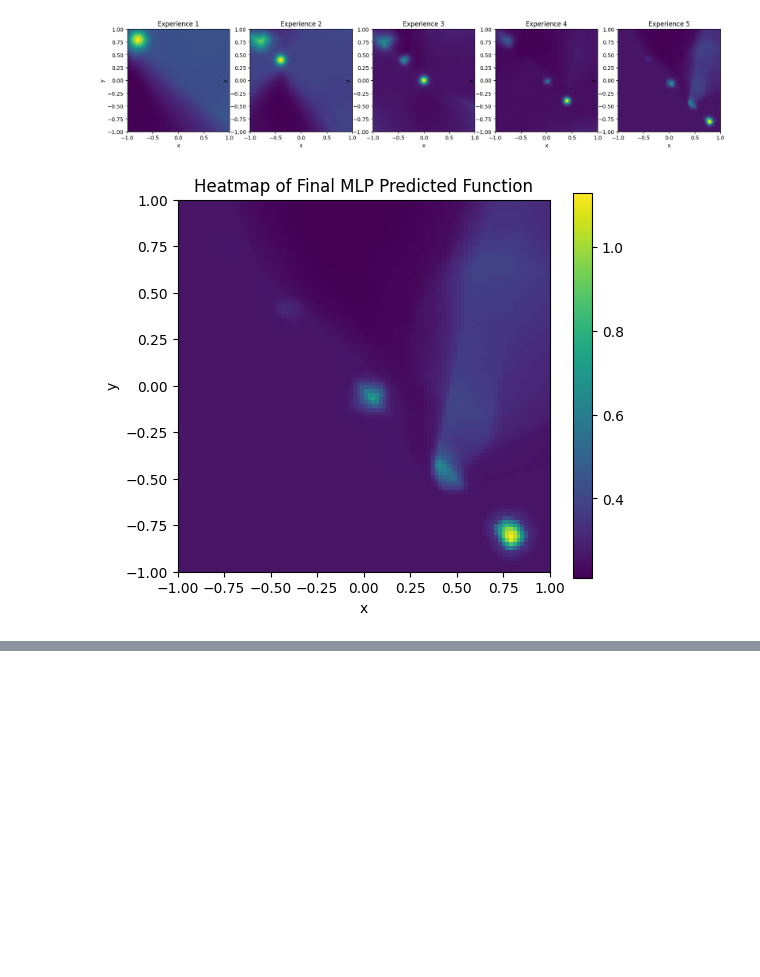
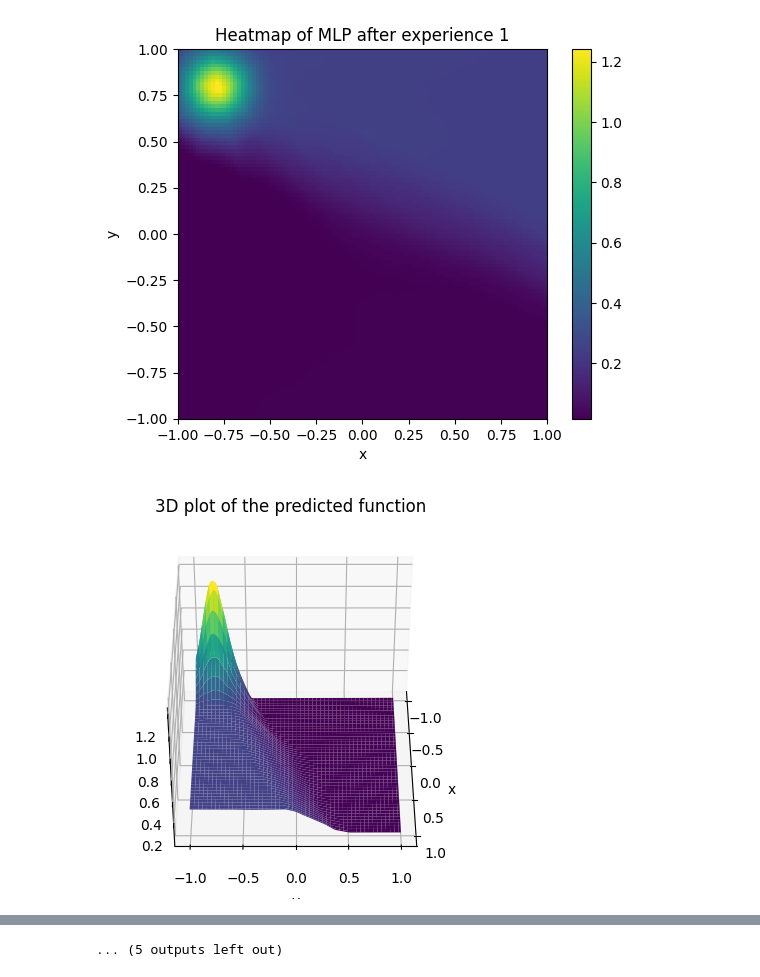
Before and after one commit to harris2001/KAN-T-Forget, a Jupyter notebook: Experiments/Toy_Examples/2D_Gaussians_MLP.ipynb, the cells around one changed output, grey strips where cells are left out. Drawn from its saved outputs; the diff is of its cells as text; code cells hidden in the pictures; blank space fills up the shorter version.

```diff
--- a/Experiments/Toy_Examples/2D_Gaussians_MLP.ipynb
+++ b/Experiments/Toy_Examples/2D_Gaussians_MLP.ipynb
@@ -62,16 +62,14 @@ class MLP(nn.Module):
         super(MLP, self).__init__()
         self.fc1 = nn.Linear(2, 64)
         self.fc2 = nn.Linear(64, 512)
-        self.fc3 = nn.Linear(512, 128)
-        self.fc4 = nn.Linear(128, 32)
-        self.fc5 = nn.Linear(32, 1)
+        self.fc3 = nn.Linear(512, 32)
+        self.fc4 = nn.Linear(32, 1)
 
     def forward(self, x):
         x = torch.relu(self.fc1(x))
         x = torch.relu(self.fc2(x))
         x = torch.relu(self.fc3(x))
-        x = torch.relu(self.fc4(x))
-        x = self.fc5(x)
+        x = self.fc4(x)
         return x
 
 # Initialize the model, loss function, and optimizer
@@ -86,7 +84,7 @@ optimizer = optim.Adam(model.parameters(), lr=0.001)
 num_epochs = 100
 batch_size = 64
 
-fig, axs = plt.subplots(1, n_experiences, figsize=(20, 5))
+# fig, axs = plt.subplots(1, n_experiences, figsize=(20, 5))
 for i in range(n_experiences):
     print(f'Training on Experience {i + 1}')
 
@@ -115,19 +113,28 @@ for i in range(n_experiences):
     # Reshape predictions to the original grid shape
     predictions_grid = predictions.reshape(x_grid.shape)
 
-    axs[i].imshow(predictions_grid, cmap='viridis', extent=[-1, 1, -1, 1])
-    axs[i].set_title(f'Experience {i + 1}')
-    axs[i].set_xlabel('x')
-    axs[i].set_ylabel('y')
+    # axs[i].imshow(predictions_grid, cmap='viridis', extent=[-1, 1, -1, 1])
+    # axs[i].set_title(f'Experience {i + 1}')
+    # axs[i].set_xlabel('x')
+    # axs[i].set_ylabel('y')
+    plt.imshow(predictions_grid, cmap='viridis', extent=[-1, 1, -1, 1])
+    plt.title(f'Heatmap of MLP after experience {i + 1}')
+    plt.xlabel('x')
+    plt.ylabel('y')
+    plt.colorbar()
+    plt.show()
 
-    # Plotting the predicted function
-    # plt.figure(figsize=(6, 5))
-    # plt.imshow(predictions_grid, cmap='viridis', extent=[-1, 1, -1, 1])
-    # plt.colorbar()
-    # plt.title(f'Heatmap of MLP Predicted Function after Experience {i + 1}')
-    # plt.xlabel('x')
-    # plt.ylabel('y')
-    # plt.show()
+    # Plotting prediction on 3D graph
+    fig = plt.figure()
+    ax = fig.add_subplot(111, projection='3d')
+    ax.plot_surface(x_grid, y_grid, predictions_grid, cmap='viridis')
+    # Rotate the plot to see the 3D plot
+    ax.view_init(40, 0)
+    plt.title('3D plot of the predicted function')
+    plt.xlabel('x')
+    plt.ylabel('y')
+    plt.show()
+
 plt.show()
 # Final evaluation on the entire dataset
 model.eval()
@@ -175,2 +176,2 @@ Epoch [100/100], Loss: 0.0001
-[figure, old version]
+[figure, new version]
-[figure, old version]
+[figure, new version]
@@ -178,3 +217,4 @@ Epoch [100/100], Loss: 0.0001
+... (5 outputs left out)
 # %%
 #plot the predictions in 3d
 fig = plt.figure()
```
Also changed, not shown: parts of 2 cells of this notebook, 3 other files.
